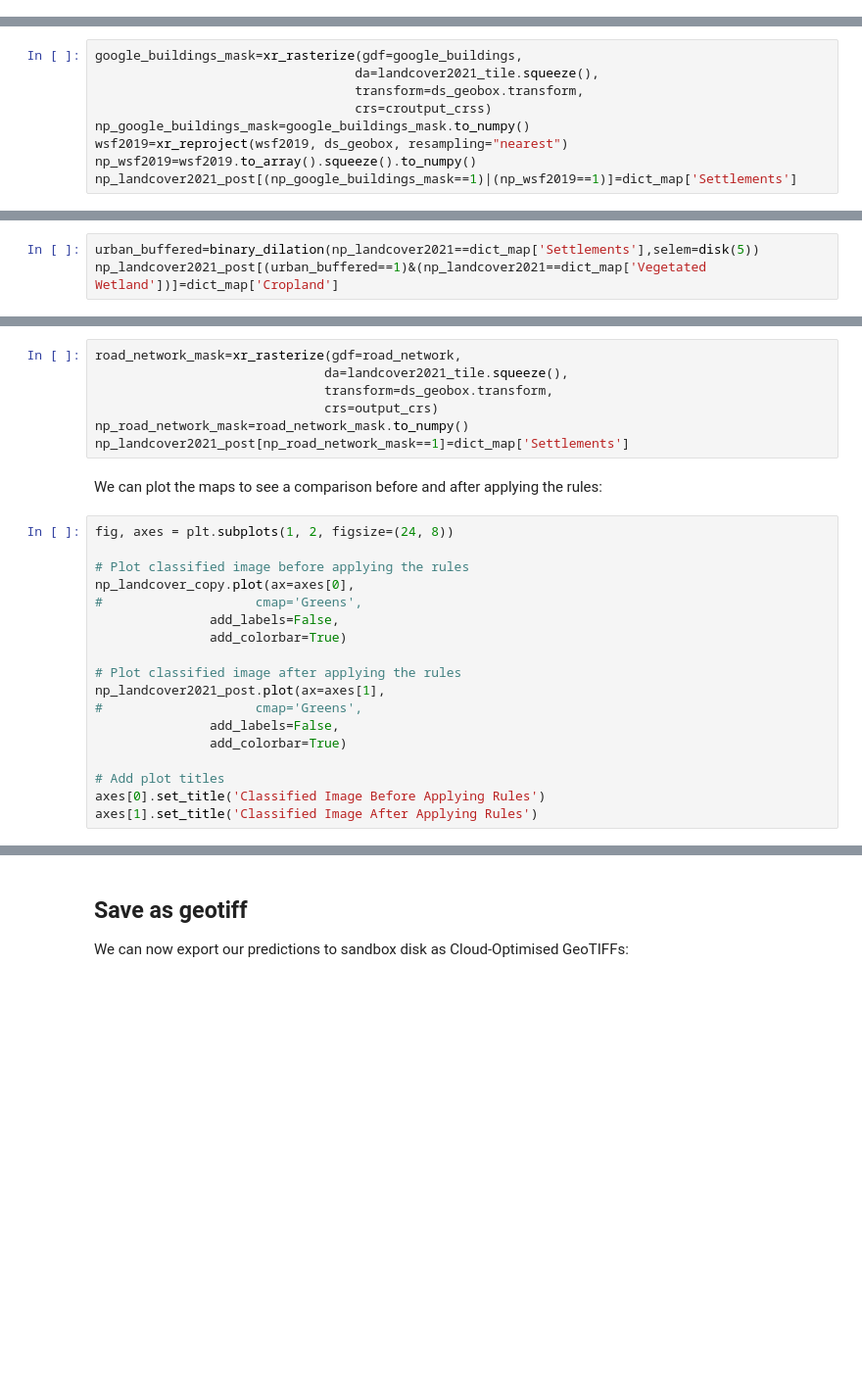
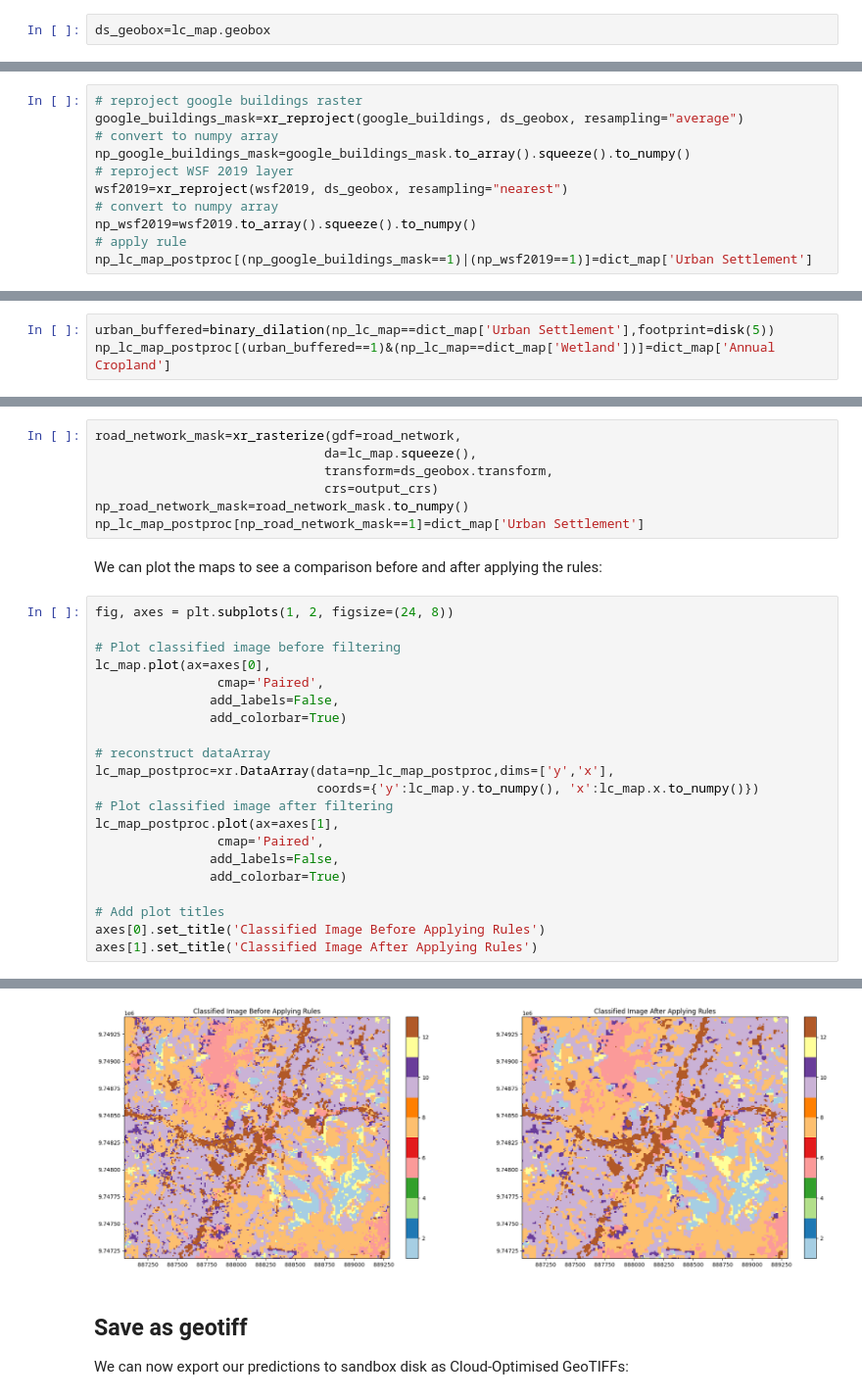
Before and after one commit to frontiersi/land_cover_mapping_DEAfrica, a Jupyter notebook: notebooks/workshop/5_Post_Process_All_Others.ipynb, the cells around one changed output, grey strips where cells are left out. Shown: that part at 98% size. Saved outputs shown, nothing was run; the diff lists cells and outputs as text; blank space fills up the shorter version.

```diff
--- a/notebooks/workshop/5_Post_Process_All_Others.ipynb
+++ b/notebooks/workshop/5_Post_Process_All_Others.ipynb
@@ -85,0 +132,2 @@ wsf2019=xr.open_dataset(wsf2019_raster,engine="rasterio").astype(np.uint8).squee
+# %%
+ds_geobox=lc_map.geobox
@@ -132,10 +153,12 @@ We then assign pixels overlapping google building polygons or wsf mask as built-
 # %%
-google_buildings_mask=xr_rasterize(gdf=google_buildings,
-                                  da=landcover2021_tile.squeeze(),
-                                  transform=ds_geobox.transform,
-                                  crs=croutput_crss)
-np_google_buildings_mask=google_buildings_mask.to_numpy()
+# reproject google buildings raster
+google_buildings_mask=xr_reproject(google_buildings, ds_geobox, resampling="average")
+# convert to numpy array
+np_google_buildings_mask=google_buildings_mask.to_array().squeeze().to_numpy()
+# reproject WSF 2019 layer
 wsf2019=xr_reproject(wsf2019, ds_geobox, resampling="nearest")
+# convert to numpy array
 np_wsf2019=wsf2019.to_array().squeeze().to_numpy()
-np_landcover2021_post[(np_google_buildings_mask==1)|(np_wsf2019==1)]=dict_map['Settlements']
+# apply rule
+np_lc_map_postproc[(np_google_buildings_mask==1)|(np_wsf2019==1)]=dict_map['Urban Settlement']
 # %% [markdown]
@@ -143,4 +166,4 @@ We assume that wetlands should not be too close (e.g. within 50m) to built-up ar
 # %%
-urban_buffered=binary_dilation(np_landcover2021==dict_map['Settlements'],selem=disk(5))
-np_landcover2021_post[(urban_buffered==1)&(np_landcover2021==dict_map['Vegetated Wetland'])]=dict_map['Cropland']
+urban_buffered=binary_dilation(np_lc_map==dict_map['Urban Settlement'],footprint=disk(5))
+np_lc_map_postproc[(urban_buffered==1)&(np_lc_map==dict_map['Wetland'])]=dict_map['Annual Cropland']
 # %% [markdown]
@@ -148,27 +171,31 @@ In addition, we assign pixels overlapping OSM road network as built-up class:
 # %%
 road_network_mask=xr_rasterize(gdf=road_network,
-                              da=landcover2021_tile.squeeze(),
+                              da=lc_map.squeeze(),
                               transform=ds_geobox.transform,
                               crs=output_crs)
 np_road_network_mask=road_network_mask.to_numpy()
-np_landcover2021_post[np_road_network_mask==1]=dict_map['Settlements']
+np_lc_map_postproc[np_road_network_mask==1]=dict_map['Urban Settlement']
 # %% [markdown]
 We can plot the maps to see a comparison before and after applying the rules:
 # %%
 fig, axes = plt.subplots(1, 2, figsize=(24, 8))
 
-# Plot classified image before applying the rules
-np_landcover_copy.plot(ax=axes[0],
-#                    cmap='Greens',
+# Plot classified image before filtering
+lc_map.plot(ax=axes[0],
+                cmap='Paired',
                add_labels=False,
                add_colorbar=True)
 
-# Plot classified image after applying the rules
-np_landcover2021_post.plot(ax=axes[1],
-#                    cmap='Greens',
+# reconstruct dataArray
+lc_map_postproc=xr.DataArray(data=np_lc_map_postproc,dims=['y','x'],
+                             coords={'y':lc_map.y.to_numpy(), 'x':lc_map.x.to_numpy()})
+# Plot classified image after filtering
+lc_map_postproc.plot(ax=axes[1],
+                cmap='Paired',
                add_labels=False,
                add_colorbar=True)
 
 # Add plot titles
 axes[0].set_title('Classified Image Before Applying Rules')
 axes[1].set_title('Classified Image After Applying Rules')
+# %% [output]
@@ -175,3 +203,4 @@ axes[1].set_title('Classified Image After Applying Rules')
+[figure, added]
 # %% [markdown]
 ## Save as geotiff
 We can now export our predictions to sandbox disk as Cloud-Optimised GeoTIFFs:
```
Also changed, not shown: parts of 24 cells of this notebook, 1 other file.
